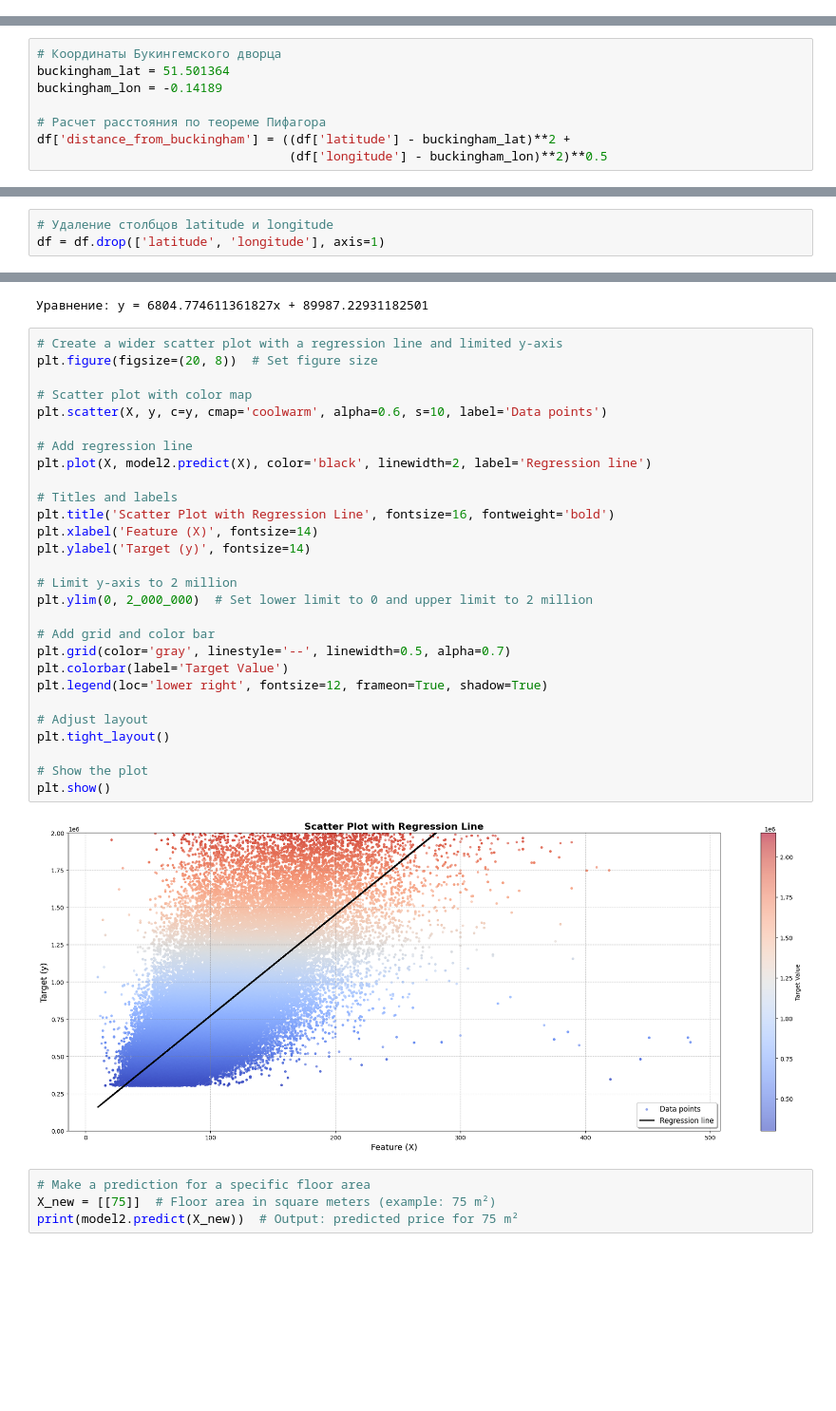
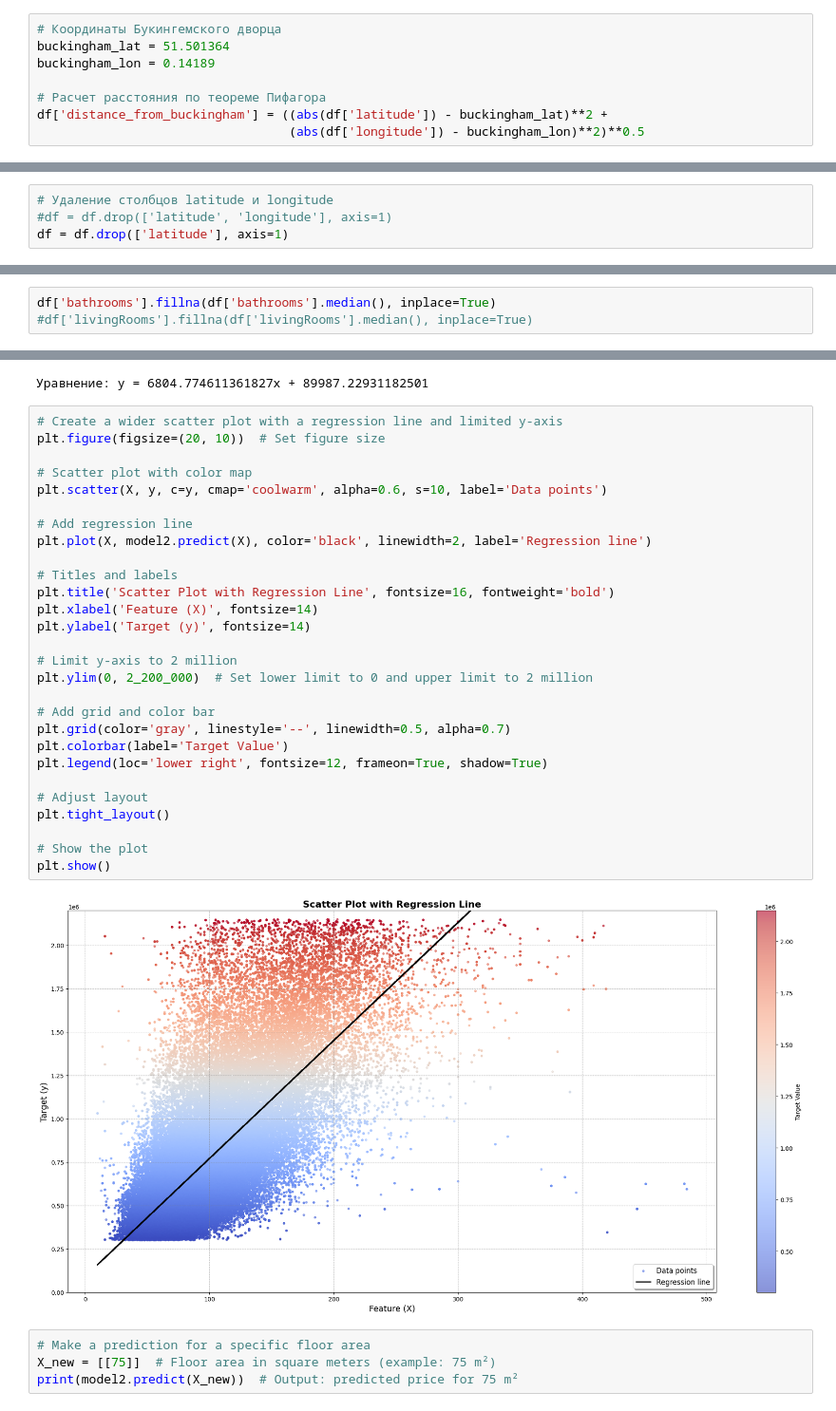
Before and after one commit to TaniaAsh/IgniteML, a Jupyter notebook: TaniaAsh/Project1/Proj1EV_2.ipynb, the cells around one changed output, grey strips where cells are left out. Shown at 95% size. Saved outputs shown, nothing was run; the diff lists cells and outputs as text; blank space fills up the shorter version.

```diff
--- a/TaniaAsh/Project1/Proj1EV_2.ipynb
+++ b/TaniaAsh/Project1/Proj1EV_2.ipynb
@@ -224,6 +250,14 @@ df = df.drop(columns=['propertyType'])
 df = df[df['saleEstimate_confidenceLevel'] != 'LOW']
 # %%
 df = df.drop(columns=['saleEstimate_confidenceLevel'])
+# %%
+# Координаты Букингемского дворца
+buckingham_lat = 51.501364
+buckingham_lon = 0.14189
+
+# Расчет расстояния по теореме Пифагора
+df['distance_from_buckingham'] = ((abs(df['latitude']) - buckingham_lat)**2 +
+                                  (abs(df['longitude']) - buckingham_lon)**2)**0.5
 # %%
 # Add a heatmap
 plt.figure(figsize=(10, 6))
@@ -258,14 +292,6 @@ plt.grid(True)
 plt.show()
 # %% [output]
 [figure]
-# %%
-# Координаты Букингемского дворца
-buckingham_lat = 51.501364
-buckingham_lon = -0.14189
-
-# Расчет расстояния по теореме Пифагора
-df['distance_from_buckingham'] = ((df['latitude'] - buckingham_lat)**2 +
-                                  (df['longitude'] - buckingham_lon)**2)**0.5
 # %%
 # Add a scatter plot on the map of London
 plt.figure(figsize=(12, 8))
@@ -311,6 +328,7 @@ plt.show()
 # %%
 # Удаление столбцов latitude и longitude
-df = df.drop(['latitude', 'longitude'], axis=1)
+#df = df.drop(['latitude', 'longitude'], axis=1)
+df = df.drop(['latitude'], axis=1)
 # %%
 # Подсчет пропущенных значений в каждом столбце
 missing_values = df.isnull().sum()
@@ -329,3 +357,6 @@ dtype: int64
+# %%
+df['bathrooms'].fillna(df['bathrooms'].median(), inplace=True)
+#df['livingRooms'].fillna(df['livingRooms'].median(), inplace=True)
 # %%
 df = df.dropna()
 #df = df.drop_duplicates()
@@ -419,34 +450,34 @@ print(f"Уравнение: y = {a}x + {b}")
 Уравнение: y = 6804.774611361827x + 89987.22931182501
 # %%
 # Create a wider scatter plot with a regression line and limited y-axis
-plt.figure(figsize=(20, 8))  # Set figure size
+plt.figure(figsize=(20, 10))  # Set figure size
 
 # Scatter plot with color map
 plt.scatter(X, y, c=y, cmap='coolwarm', alpha=0.6, s=10, label='Data points')
 
 # Add regression line
 plt.plot(X, model2.predict(X), color='black', linewidth=2, label='Regression line')
 
 # Titles and labels
 plt.title('Scatter Plot with Regression Line', fontsize=16, fontweight='bold')
 plt.xlabel('Feature (X)', fontsize=14)
 plt.ylabel('Target (y)', fontsize=14)
 
 # Limit y-axis to 2 million
-plt.ylim(0, 2_000_000)  # Set lower limit to 0 and upper limit to 2 million
+plt.ylim(0, 2_200_000)  # Set lower limit to 0 and upper limit to 2 million
 
 # Add grid and color bar
 plt.grid(color='gray', linestyle='--', linewidth=0.5, alpha=0.7)
 plt.colorbar(label='Target Value')
 plt.legend(loc='lower right', fontsize=12, frameon=True, shadow=True)
 
 # Adjust layout
 plt.tight_layout()
 
 # Show the plot
 plt.show()
 # %% [output]
-[figure, old version]
+[figure, new version]
 # %%
 # Make a prediction for a specific floor area
 X_new = [[75]]  # Floor area in square meters (example: 75 m²)
```
Also changed, not shown: parts of 15 cells of this notebook.
